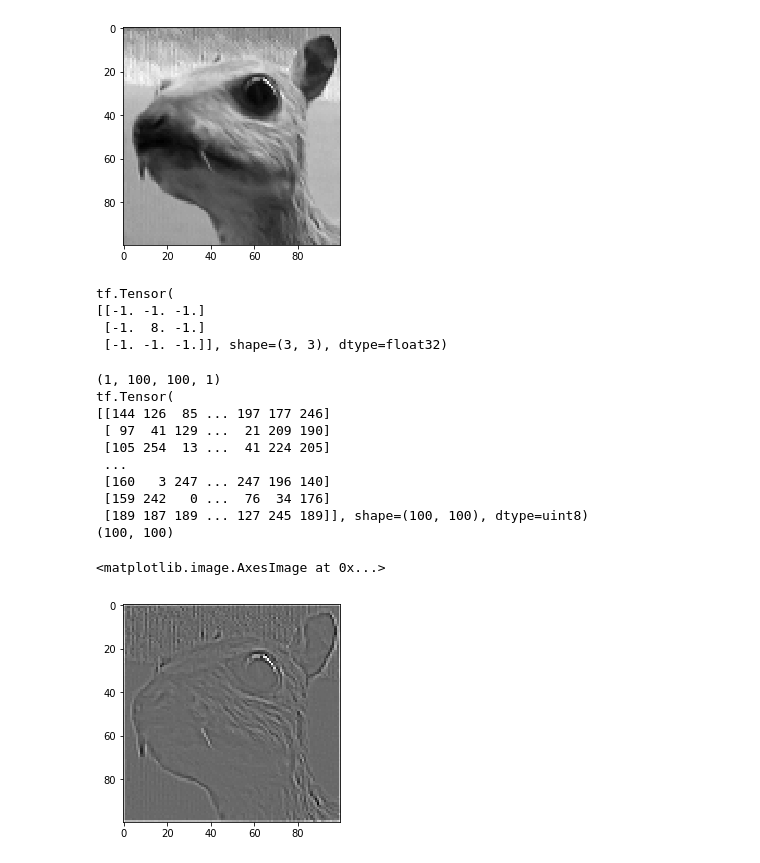
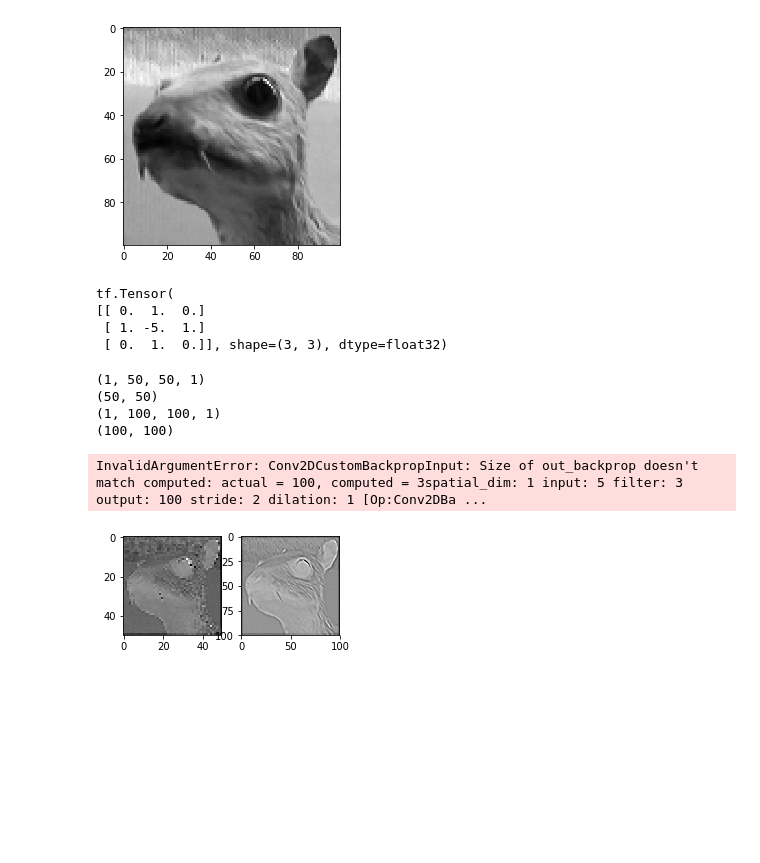
Before and after one commit to huanghao/learning-tensorflow, a Jupyter notebook: notes/tf.nn.ipynb, the cells around one changed output. Saved outputs shown, nothing was run; the diff lists cells and outputs as text; code cells hidden in the pictures; blank space fills up the shorter version.

```diff
--- a/notes/tf.nn.ipynb
+++ b/notes/tf.nn.ipynb
@@ -117,10 +139,11 @@ tf.Tensor(
 
     InternalError: Could not find valid device for node name: "Conv2D"
 # %%
-im = tf.image.decode_png(open('Vd-Orig.png', 'rb').read())
-print(im.shape)
-plt.imshow(im, cmap='gray')
-im = tf.image.convert_image_dtype(tf.reshape(im, [1, 100, 100, 3]), tf.float32)
+image = tf.image.decode_png(open('Vd-Orig.png', 'rb').read())
+image = tf.image.convert_image_dtype(image, tf.float32)
+print(image.shape)
+plt.imshow(image, cmap='gray')
+im = tf.reshape(image, [1, 100, 100, 3])
 # %% [output]
 (100, 100, 3)
 [figure]
@@ -136,11 +159,11 @@ print(r.shape)
 # %%
 kernel = np.array([
     [0, 1, 0],
-    [1, -4, 1],
+    [1, -5, 1],
     [0, 1, 0],
 ], dtype=np.float32).reshape([3, 3, 1, 1])
 
-kernel = np.array([
+kernel2 = np.array([
     [-1, -1, -1],
     [-1,  8, -1],
     [-1, -1, -1],
@@ -149,32 +172,43 @@ kernel = np.array([
 print(tf.squeeze(kernel))
 # %% [output]
 tf.Tensor(
-[[-1. -1. -1.]
- [-1.  8. -1.]
- [-1. -1. -1.]], shape=(3, 3), dtype=float32)
+[[ 0.  1.  0.]
+ [ 1. -5.  1.]
+ [ 0.  1.  0.]], shape=(3, 3), dtype=float32)
 # %%
 y = tf.nn.conv2d(
     r,
     filter=kernel,
-    strides=[1, 1, 1, 1],
+    strides=[1, 2, 2, 1],
     padding='SAME')
 print(y.shape)
 im = tf.squeeze(y)
-im = tf.image.convert_image_dtype(im, tf.uint8)
-print(im)
 print(im.shape)
 plt.figure()
-plt.imshow(tf.squeeze(y), cmap='gray')
+plt.subplot(131)
+plt.imshow(im, cmap='gray')
+
+y = tf.nn.atrous_conv2d(
+    r,
+    filters=kernel,
+    rate=2,
+    padding='SAME')
+print(y.shape)
+im = tf.squeeze(y)
+print(im.shape)
+plt.subplot(132)
+plt.imshow(im, cmap='gray')
+
+y = tf.nn.conv2d_transpose(
+    r,
+    filter=kernel,
+    output_shape=[1, 5, 5, 1],
+    strides=[1, 2, 2, 1],
+    padding='SAME')
 # %% [output]
+(1, 50, 50, 1)
+(50, 50)
 (1, 100, 100, 1)
-tf.Tensor(
-[[144 126  85 ... 197 177 246]
- [ 97  41 129 ...  21 209 190]
- [105 254  13 ...  41 224 205]
- ...
- [160   3 247 ... 247 196 140]
- [159 242   0 ...  76  34 176]
- [189 187 189 ... 127 245 189]], shape=(100, 100), dtype=uint8)
 (100, 100)
-<matplotlib.image.AxesImage at 0x...>
+InvalidArgumentError: Conv2DCustomBackpropInput: Size of out_backprop doesn't match computed: actual = 100, computed = 3spatial_dim: 1 input: 5 filter: 3 output: 100 stride: 2 dilation: 1 [Op:Conv2DBa ...
-[figure, old version]
+[figure, new version]
```
Also changed, not shown: parts of 14 cells of this notebook, 2 other files.
